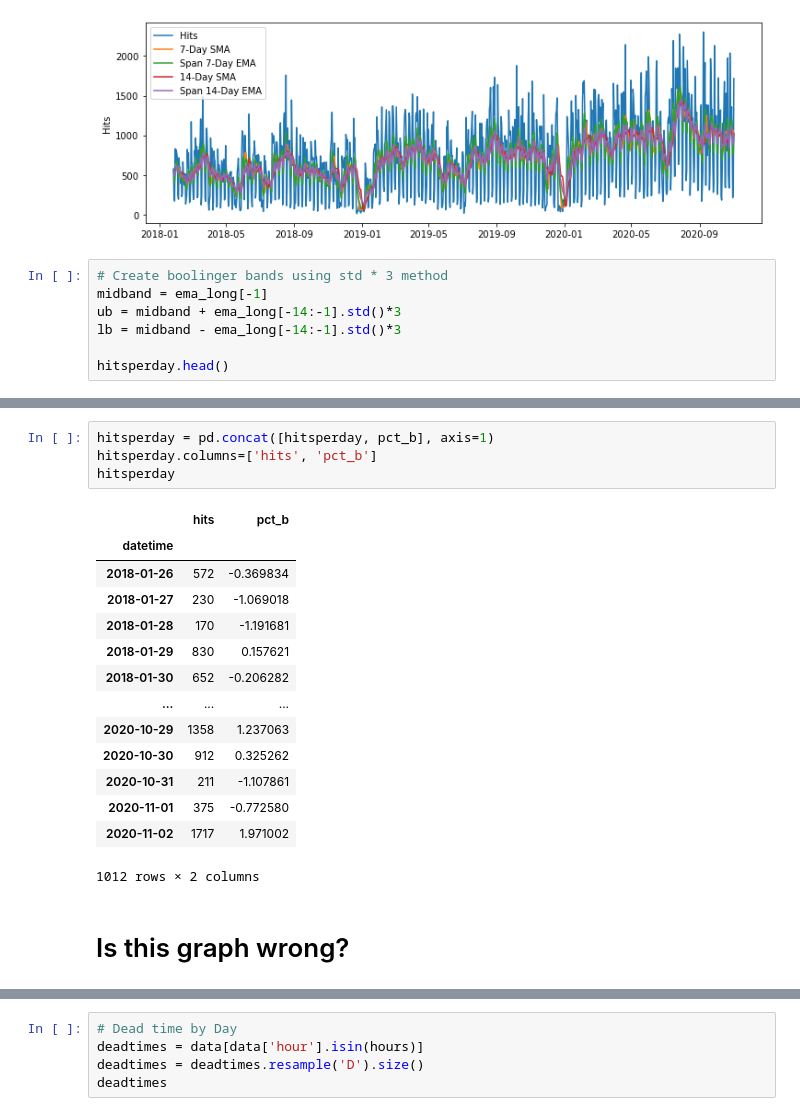
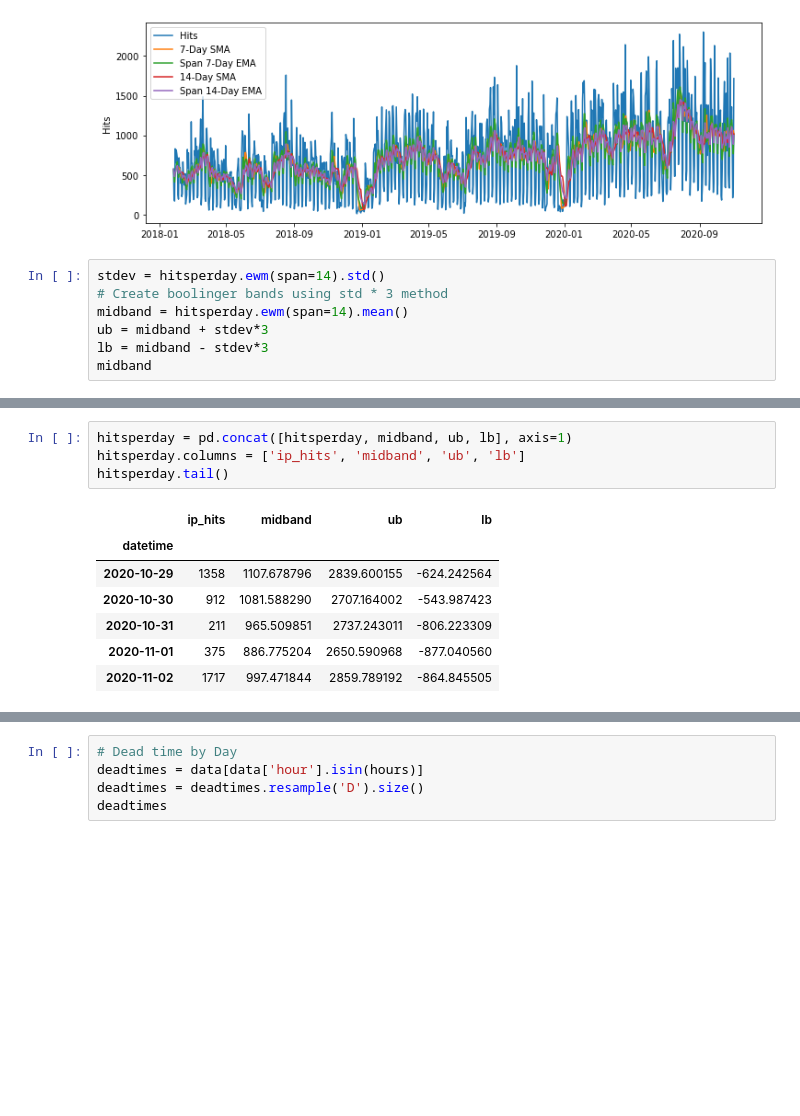
Before and after one commit to datastraine/anomaly-detection-exercises, a Jupyter notebook: time_series_anomaly_detection.ipynb, the cells around one changed output, grey strips where cells are left out. Cells and saved outputs as stored; diff of their text form; blank space fills up the shorter version.

```diff
--- a/time_series_anomaly_detection.ipynb
+++ b/time_series_anomaly_detection.ipynb
@@ -443,11 +488,11 @@ plt.show()
 # %% [output]
 [figure]
 # %%
+stdev = hitsperday.ewm(span=14).std()
 # Create boolinger bands using std * 3 method
-midband = ema_long[-1]
-ub = midband + ema_long[-14:-1].std()*3
-lb = midband - ema_long[-14:-1].std()*3
-
-hitsperday.head()
+midband = hitsperday.ewm(span=14).mean()
+ub = midband + stdev*3
+lb = midband - stdev*3
+midband
 # %% [output]
 datetime
@@ -478,21 +533,12 @@ pct_b
 # %%
-hitsperday = pd.concat([hitsperday, pct_b], axis=1)
-hitsperday.columns=['hits', 'pct_b']
-hitsperday
+hitsperday = pd.concat([hitsperday, midband, ub, lb], axis=1)
+hitsperday.columns = ['ip_hits', 'midband', 'ub', 'lb']
+hitsperday.tail()
 # %% [output]
-|  | hits | pct_b |
-| datetime |  |  |
-| 2018-01-26 | 572 | -0.369834 |
-| 2018-01-27 | 230 | -1.069018 |
-| 2018-01-28 | 170 | -1.191681 |
-| 2018-01-29 | 830 | 0.157621 |
-| 2018-01-30 | 652 | -0.206282 |
-| ... | ... | ... |
-| 2020-10-29 | 1358 | 1.237063 |
-| 2020-10-30 | 912 | 0.325262 |
-| 2020-10-31 | 211 | -1.107861 |
-| 2020-11-01 | 375 | -0.772580 |
-| 2020-11-02 | 1717 | 1.971002 |
+|  | ip_hits | midband | ub | lb |
+| datetime |  |  |  |  |
+| 2020-10-29 | 1358 | 1107.678796 | 2839.600155 | -624.242564 |
+| 2020-10-30 | 912 | 1081.588290 | 2707.164002 | -543.987423 |
+| 2020-10-31 | 211 | 965.509851 | 2737.243011 | -806.223309 |
+| 2020-11-01 | 375 | 886.775204 | 2650.590968 | -877.040560 |
+| 2020-11-02 | 1717 | 997.471844 | 2859.789192 | -864.845505 |
-1012 rows × 2 columns
-# %% [markdown]
-# Is this graph wrong?
```
Also changed, not shown: parts of 31 cells of this notebook.
